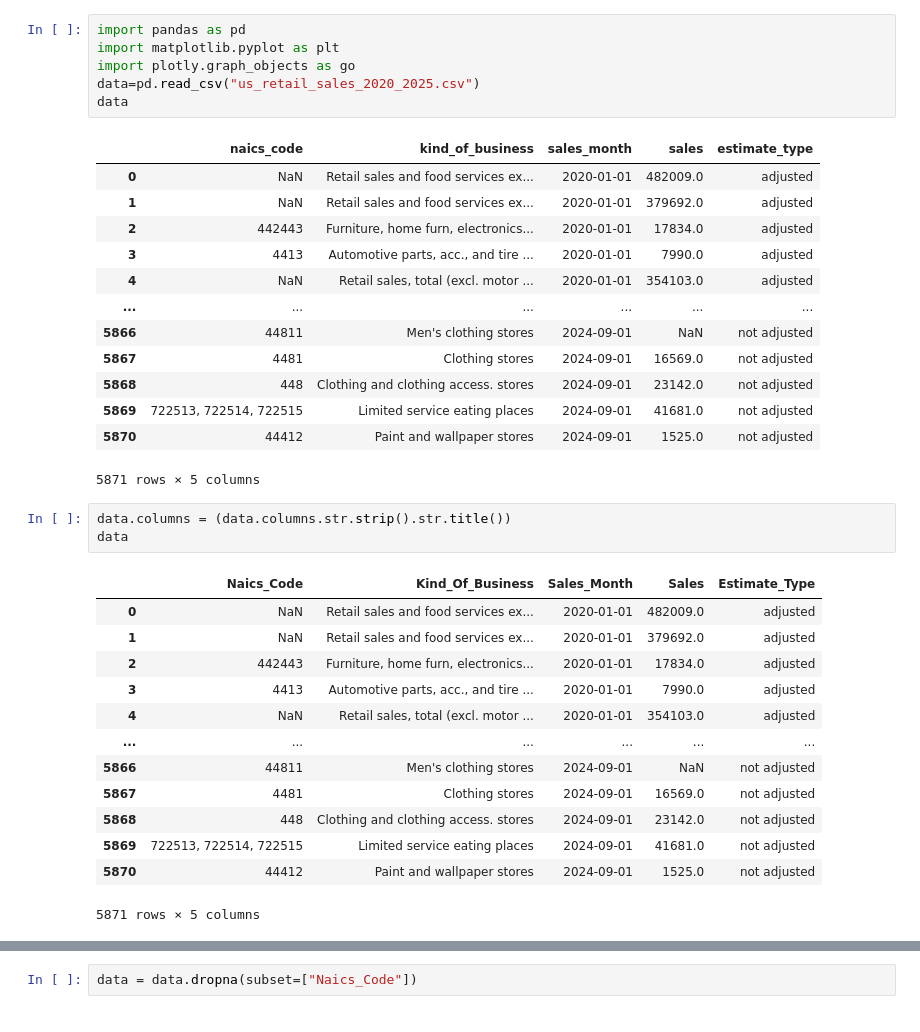
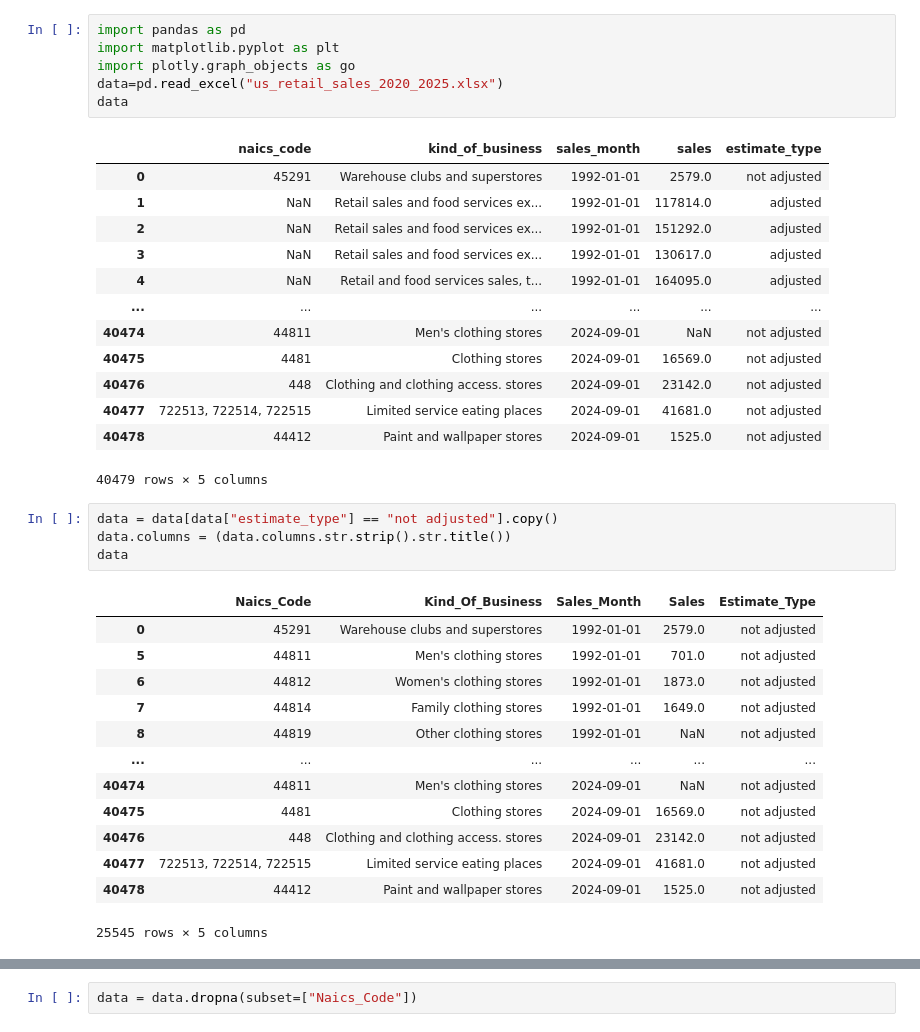
Before and after one commit to NastyaZ93/Holidays, a Jupyter notebook: holiday_project_maisa.ipynb, the cells around one changed output, grey strips where cells are left out. Saved outputs shown, nothing was run; the diff lists cells and outputs as text.

```diff
--- a/holiday_project_maisa.ipynb
+++ b/holiday_project_maisa.ipynb
@@ -2,39 +2,40 @@
 import pandas as pd
 import matplotlib.pyplot as plt
 import plotly.graph_objects as go
-data=pd.read_csv("us_retail_sales_2020_2025.csv")
+data=pd.read_excel("us_retail_sales_2020_2025.xlsx")
 data
 # %% [output]
 |  | naics_code | kind_of_business | sales_month | sales | estimate_type |
-| 0 | NaN | Retail sales and food services ex... | 2020-01-01 | 482009.0 | adjusted |
-| 1 | NaN | Retail sales and food services ex... | 2020-01-01 | 379692.0 | adjusted |
-| 2 | 442443 | Furniture, home furn, electronics... | 2020-01-01 | 17834.0 | adjusted |
-| 3 | 4413 | Automotive parts, acc., and tire ... | 2020-01-01 | 7990.0 | adjusted |
-| 4 | NaN | Retail sales, total (excl. motor ... | 2020-01-01 | 354103.0 | adjusted |
+| 0 | 45291 | Warehouse clubs and superstores | 1992-01-01 | 2579.0 | not adjusted |
+| 1 | NaN | Retail sales and food services ex... | 1992-01-01 | 117814.0 | adjusted |
+| 2 | NaN | Retail sales and food services ex... | 1992-01-01 | 151292.0 | adjusted |
+| 3 | NaN | Retail sales and food services ex... | 1992-01-01 | 130617.0 | adjusted |
+| 4 | NaN | Retail and food services sales, t... | 1992-01-01 | 164095.0 | adjusted |
 | ... | ... | ... | ... | ... | ... |
-| 5866 | 44811 | Men's clothing stores | 2024-09-01 | NaN | not adjusted |
-| 5867 | 4481 | Clothing stores | 2024-09-01 | 16569.0 | not adjusted |
-| 5868 | 448 | Clothing and clothing access. stores | 2024-09-01 | 23142.0 | not adjusted |
-| 5869 | 722513, 722514, 722515 | Limited service eating places | 2024-09-01 | 41681.0 | not adjusted |
-| 5870 | 44412 | Paint and wallpaper stores | 2024-09-01 | 1525.0 | not adjusted |
+| 40474 | 44811 | Men's clothing stores | 2024-09-01 | NaN | not adjusted |
+| 40475 | 4481 | Clothing stores | 2024-09-01 | 16569.0 | not adjusted |
+| 40476 | 448 | Clothing and clothing access. stores | 2024-09-01 | 23142.0 | not adjusted |
+| 40477 | 722513, 722514, 722515 | Limited service eating places | 2024-09-01 | 41681.0 | not adjusted |
+| 40478 | 44412 | Paint and wallpaper stores | 2024-09-01 | 1525.0 | not adjusted |
-5871 rows × 5 columns
+40479 rows × 5 columns
 # %%
+data = data[data["estimate_type"] == "not adjusted"].copy()
 data.columns = (data.columns.str.strip().str.title())
 data
 # %% [output]
 |  | Naics_Code | Kind_Of_Business | Sales_Month | Sales | Estimate_Type |
-| 0 | NaN | Retail sales and food services ex... | 2020-01-01 | 482009.0 | adjusted |
-| 1 | NaN | Retail sales and food services ex... | 2020-01-01 | 379692.0 | adjusted |
-| 2 | 442443 | Furniture, home furn, electronics... | 2020-01-01 | 17834.0 | adjusted |
-| 3 | 4413 | Automotive parts, acc., and tire ... | 2020-01-01 | 7990.0 | adjusted |
-| 4 | NaN | Retail sales, total (excl. motor ... | 2020-01-01 | 354103.0 | adjusted |
+| 0 | 45291 | Warehouse clubs and superstores | 1992-01-01 | 2579.0 | not adjusted |
+| 5 | 44811 | Men's clothing stores | 1992-01-01 | 701.0 | not adjusted |
+| 6 | 44812 | Women's clothing stores | 1992-01-01 | 1873.0 | not adjusted |
+| 7 | 44814 | Family clothing stores | 1992-01-01 | 1649.0 | not adjusted |
+| 8 | 44819 | Other clothing stores | 1992-01-01 | NaN | not adjusted |
 | ... | ... | ... | ... | ... | ... |
-| 5866 | 44811 | Men's clothing stores | 2024-09-01 | NaN | not adjusted |
-| 5867 | 4481 | Clothing stores | 2024-09-01 | 16569.0 | not adjusted |
-| 5868 | 448 | Clothing and clothing access. stores | 2024-09-01 | 23142.0 | not adjusted |
-| 5869 | 722513, 722514, 722515 | Limited service eating places | 2024-09-01 | 41681.0 | not adjusted |
-| 5870 | 44412 | Paint and wallpaper stores | 2024-09-01 | 1525.0 | not adjusted |
+| 40474 | 44811 | Men's clothing stores | 2024-09-01 | NaN | not adjusted |
+| 40475 | 4481 | Clothing stores | 2024-09-01 | 16569.0 | not adjusted |
+| 40476 | 448 | Clothing and clothing access. stores | 2024-09-01 | 23142.0 | not adjusted |
+| 40477 | 722513, 722514, 722515 | Limited service eating places | 2024-09-01 | 41681.0 | not adjusted |
+| 40478 | 44412 | Paint and wallpaper stores | 2024-09-01 | 1525.0 | not adjusted |
-5871 rows × 5 columns
+25545 rows × 5 columns
 # %%
 display(data.isna().sum())
 # %% [output]
```
Also changed, not shown: parts of 9 cells of this notebook, 22 other files.
